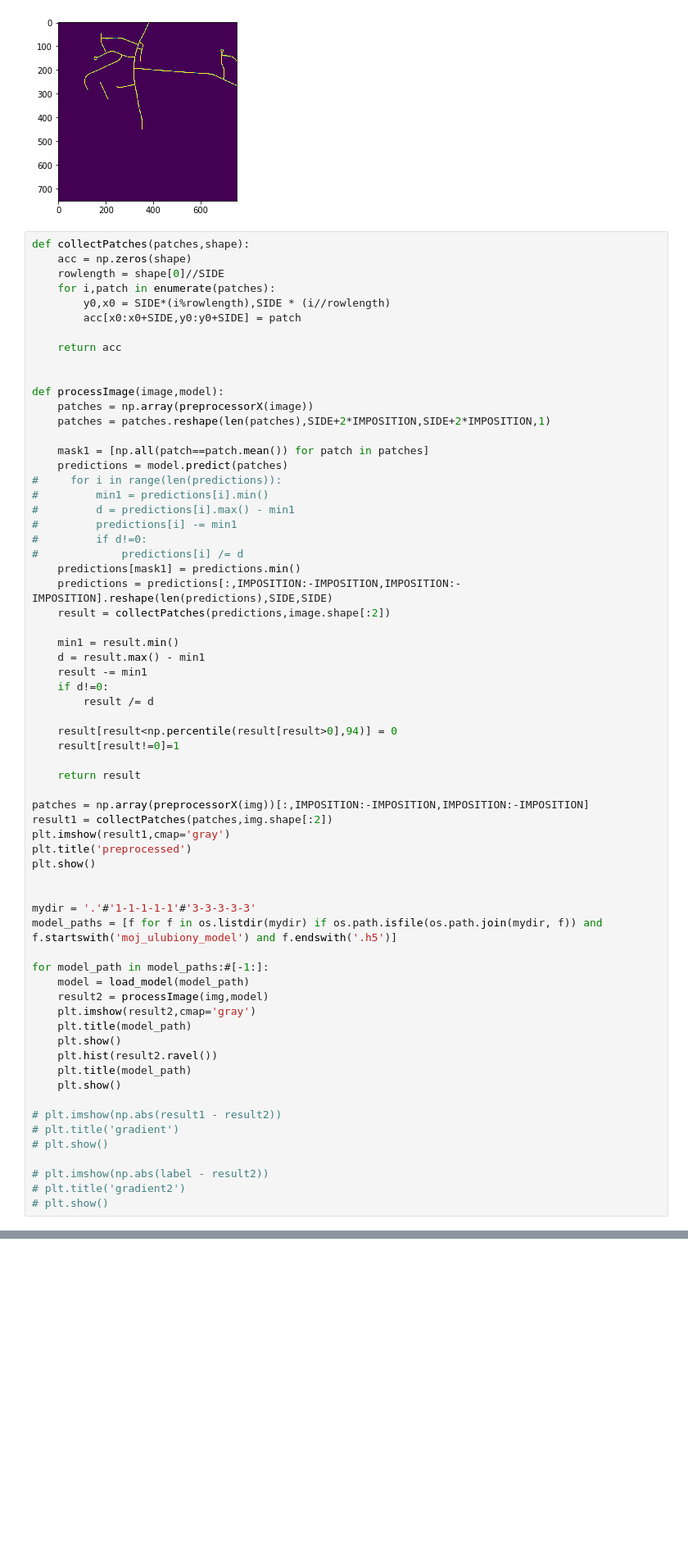
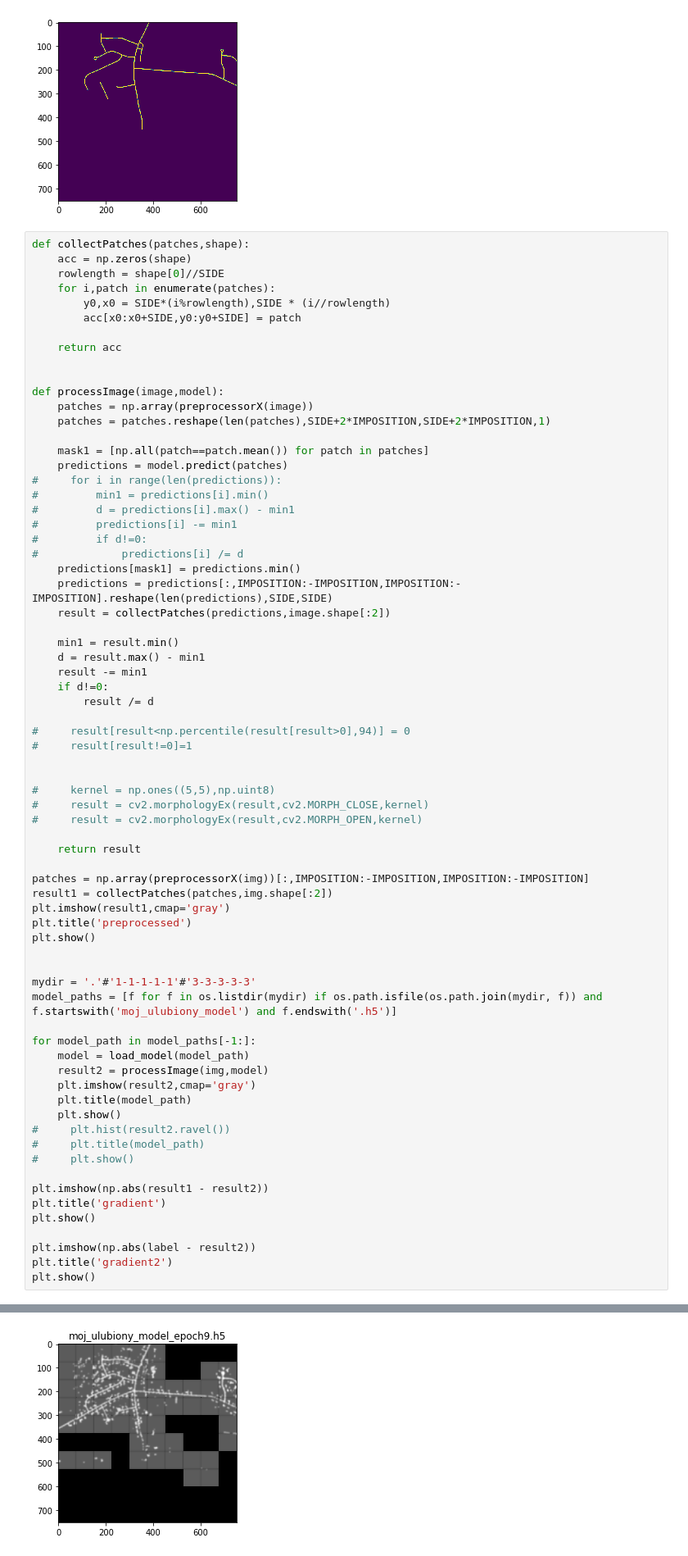
Before and after one commit to damjur/RoadFinder, a Jupyter notebook: Untitled.ipynb, the cells around one changed output, grey strips where cells are left out. Shown at 82% size. Cells and saved outputs as stored; diff of their text form; blank space fills up the shorter version.

Commit message:
more models

```diff
--- a/Untitled.ipynb
+++ b/Untitled.ipynb
@@ -47,42 +47,48 @@ def processImage(image,model):
     result = collectPatches(predictions,image.shape[:2])
 
     min1 = result.min()
     d = result.max() - min1
     result -= min1
     if d!=0:
         result /= d
 
-    result[result<np.percentile(result[result>0],94)] = 0
-    result[result!=0]=1
+#     result[result<np.percentile(result[result>0],94)] = 0
+#     result[result!=0]=1
+
+
+#     kernel = np.ones((5,5),np.uint8)
+#     result = cv2.morphologyEx(result,cv2.MORPH_CLOSE,kernel)
+#     result = cv2.morphologyEx(result,cv2.MORPH_OPEN,kernel)
 
     return result
 
 patches = np.array(preprocessorX(img))[:,IMPOSITION:-IMPOSITION,IMPOSITION:-IMPOSITION]
 result1 = collectPatches(patches,img.shape[:2])
 plt.imshow(result1,cmap='gray')
 plt.title('preprocessed')
 plt.show()
 
 
 mydir = '.'#'1-1-1-1-1'#'3-3-3-3-3'
 model_paths = [f for f in os.listdir(mydir) if os.path.isfile(os.path.join(mydir, f)) and f.startswith('moj_ulubiony_model') and f.endswith('.h5')]
 
-for model_path in model_paths:#[-1:]:
+for model_path in model_paths[-1:]:
     model = load_model(model_path)
     result2 = processImage(img,model)
     plt.imshow(result2,cmap='gray')
     plt.title(model_path)
     plt.show()
-    plt.hist(result2.ravel())
-    plt.title(model_path)
-    plt.show()
+#     plt.hist(result2.ravel())
+#     plt.title(model_path)
+#     plt.show()
 
-# plt.imshow(np.abs(result1 - result2))
-# plt.title('gradient')
-# plt.show()
+plt.imshow(np.abs(result1 - result2))
+plt.title('gradient')
+plt.show()
 
-# plt.imshow(np.abs(label - result2))
-# plt.title('gradient2')
-# plt.show()
+plt.imshow(np.abs(label - result2))
+plt.title('gradient2')
+plt.show()
 # %% [output]
 [figure]
+[figure, added]
```
Also changed, not shown: parts of 1 cell of this notebook, 4 other files.
